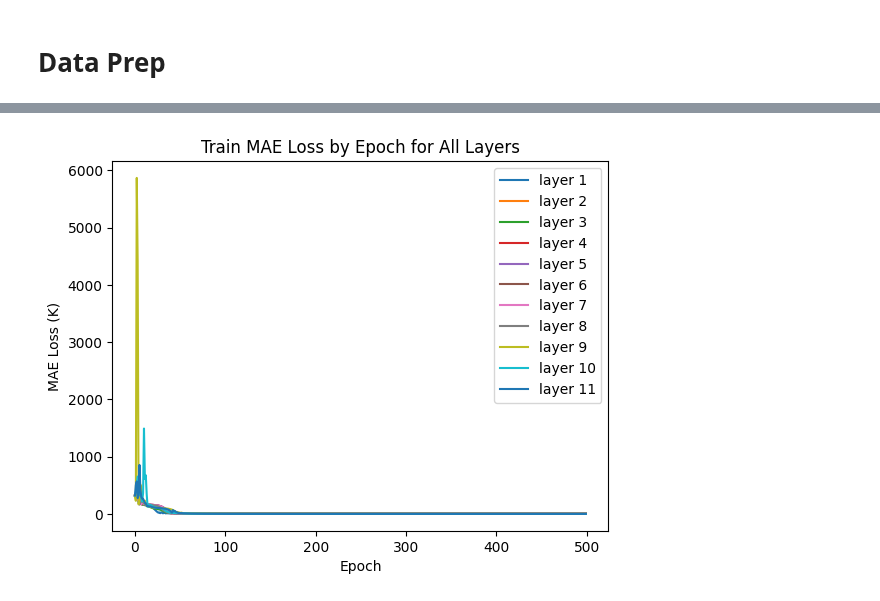
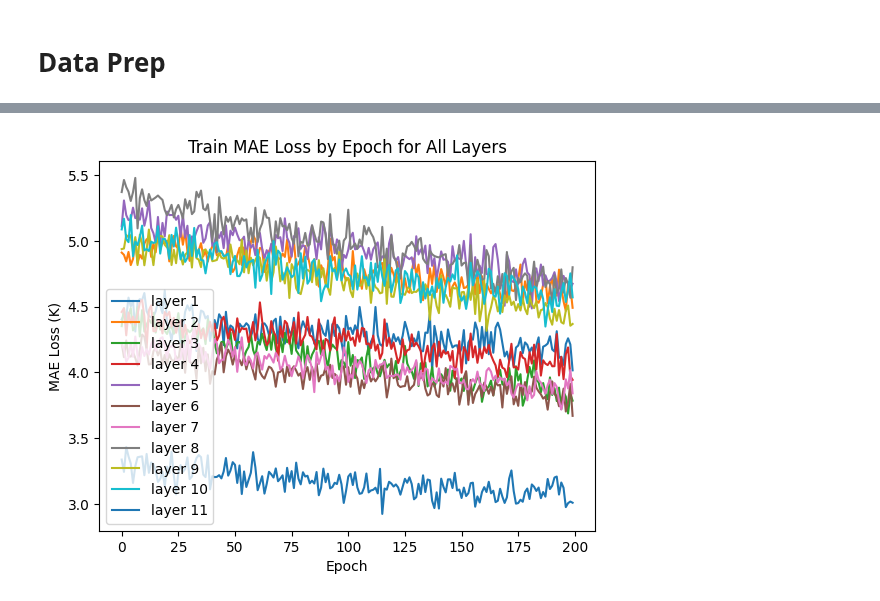
Before and after one commit to iAmBrig12/REU_AI_Thermography, a Jupyter notebook: ff_one_layer.ipynb, the cells around one changed output, grey strips where cells are left out. Saved outputs shown, nothing was run; the diff lists cells and outputs as text; code cells hidden in the pictures.

```diff
--- a/ff_one_layer.ipynb
+++ b/ff_one_layer.ipynb
@@ -20,16 +20,17 @@ import random
 %matplotlib inline
 # %%
 args = {'lr':0.01,
-        'train epochs':500,
+        'train epochs':1200,
         'hidden layers':5,
         'noise':0.01,
         'train size':0.7,
         'spec scale':10**12,
-        'correlation':0.5,
+        'correlation':0,
         'input features': 40,
         'train criterion':nn.L1Loss(),
         'test criterion':nn.L1Loss(),
         'scaler':RobustScaler(),
+        'dropout':0.5
         }
 
 now = datetime.now()
@@ -79,7 +80,7 @@ X_noisy_scaled_df = pd.DataFrame(X_noisy_scaled, columns=X.columns)
 # %%
 X_train, X_test, y_train, y_test = train_test_split(X_noisy_scaled_df, y, train_size=args['train size'], random_state=101)
 # %%
-for layer in layers:
+'''for layer in layers:
     inputs = X_train
     targets = y_train[layer['col']]
 
@@ -113,6 +114,5 @@ for layer in layers:
 
     layer['features'] = features
 
-    print(f'Features for {layer["col"].capitalize()} ({len(features)}):\n {features}\n')
-'''
+    print(f'Features for {layer["col"].capitalize()} ({len(features)}):\n {features}\n')#'''
 # %% [output]
@@ -144,10 +160,13 @@ class FeedForward(nn.Module):
 
         self.hidden_sizes = hidden_sizes
         self.lin_fin = nn.Linear(hidden_sizes[-1], output_size)
+        self.dropout = nn.Dropout(args['dropout'])
 
     def forward(self, x):
+
         for hidden_layer in self.hidden_layers:
             x = F.leaky_relu(hidden_layer(x))
+        x = self.dropout(x)
         x = self.lin_fin(x)
         return x
 # %%
@@ -216,15 +235,15 @@ best loss: 0.7005701065063477 in epoch 499
 # %%
 for layer in layers:
-    plt.plot(layer['train losses'], label=layer['col'])
+    plt.plot(layer['train losses'][-200:], label=layer['col'])
 
 
 plt.title(f"Train MAE Loss by Epoch for All Layers")
 plt.xlabel("Epoch")
 plt.ylabel("MAE Loss (K)")
 plt.legend()
 plt.show()
 # %% [output]
-[figure, old version]
+[figure, new version]
 # %%
 test_losses = []
 test_criterion = args['test criterion']
```
Also changed, not shown: parts of 7 cells of this notebook, 1 other file.
